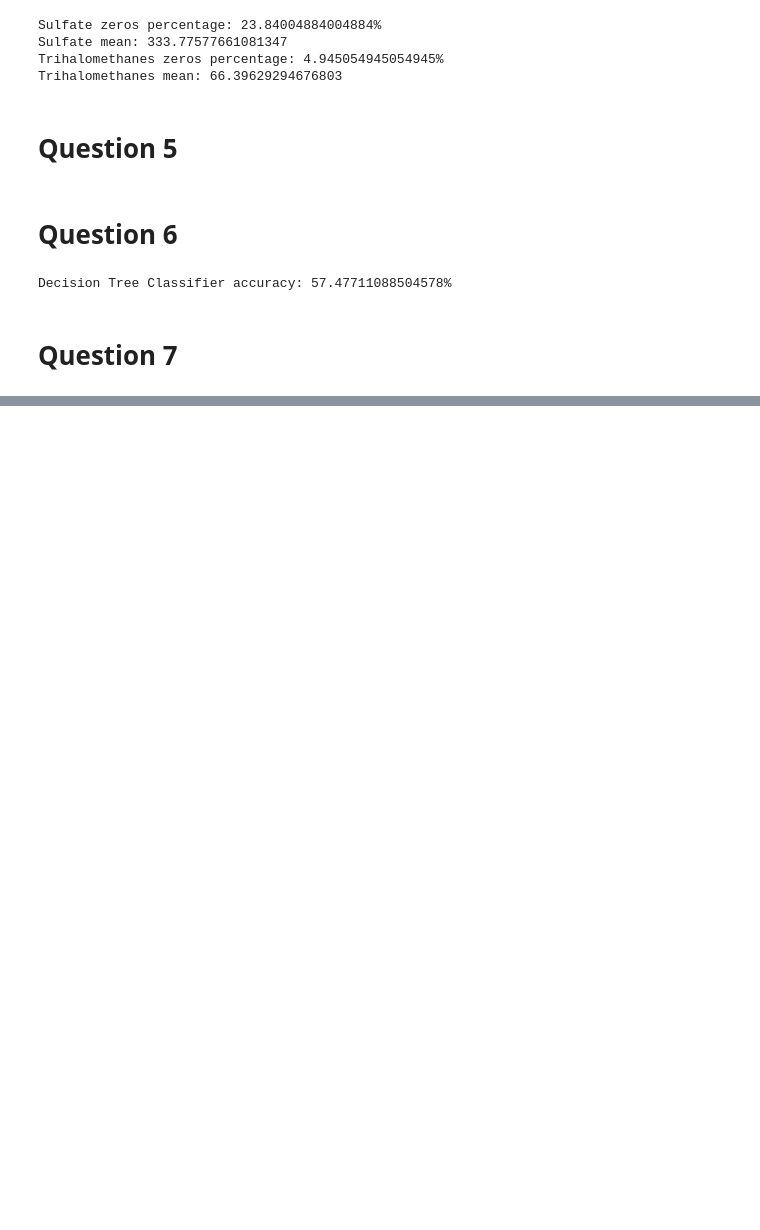
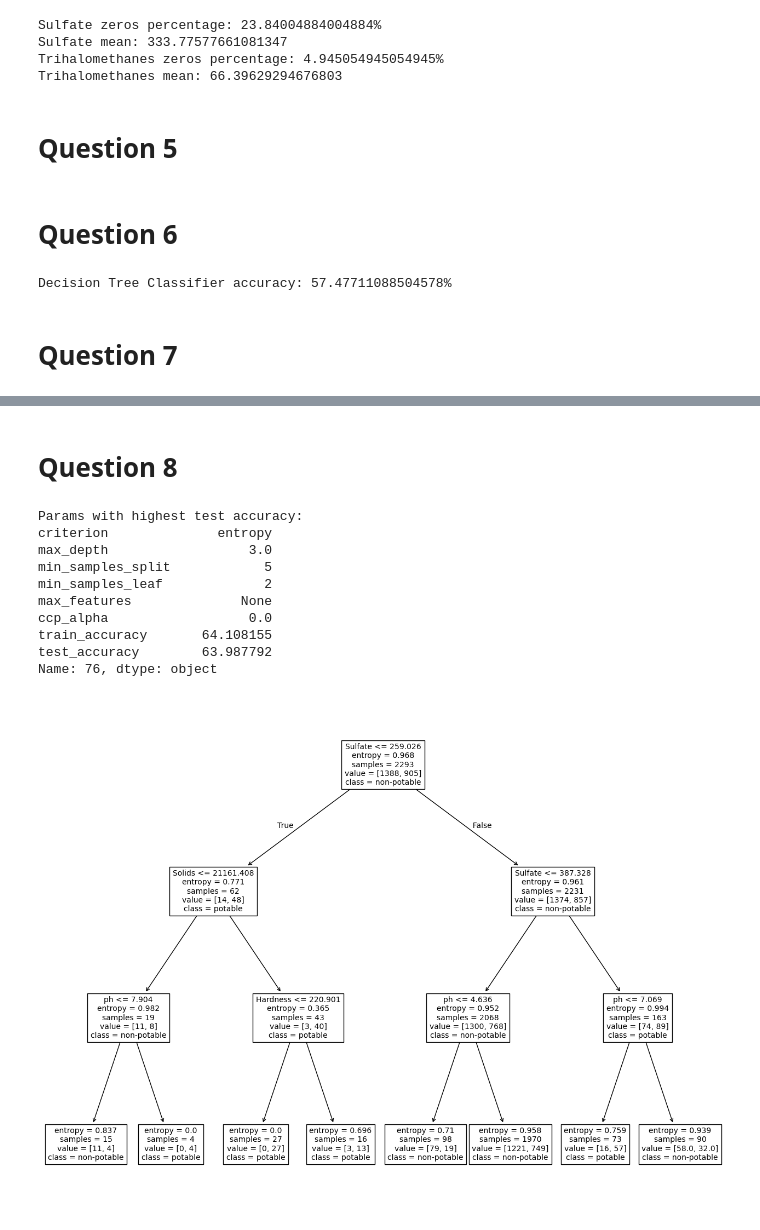
Before and after one commit to thanasisxan/AI-101-Machine-Learning, a Jupyter notebook: Exercise-2/water-potability-prediction.ipynb, the cells around one changed output, grey strips where cells are left out. Drawn from its saved outputs; the diff is of its cells as text; code cells hidden in the pictures; blank space fills up the shorter version.

```diff
--- a/Exercise-2/water-potability-prediction.ipynb
+++ b/Exercise-2/water-potability-prediction.ipynb
@@ -295,3 +294,33 @@ results7_df.head(10)
 | 32 | gini | 5.0 | 2 | 1 | None | 0.0 | 66.288705 | ... |
 | 76 | entropy | 3.0 | 5 | 2 | None | 0.0 | 64.108155 | ... |
 | 68 | entropy | 3.0 | 2 | 2 | None | 0.0 | 64.108155 | ... |
+# %% [markdown]
+# Question 8
+# %%
+results8_df = results7_df.copy()[results7_df['max_depth'].eq(3.0)].sort_values(by='test_accuracy', ascending=False)
+print("Params with highest test accuracy:")
+print(results8_df.iloc[0])
+
+model8 = DecisionTreeClassifier(random_state=seed,
+                                criterion=results8_df.iloc[0]['criterion'],
+                                max_depth=int(results8_df.iloc[0]['max_depth']),
+                                min_samples_split=int(results8_df.iloc[0]['min_samples_split']),
+                                min_samples_leaf=int(results8_df.iloc[0]['min_samples_leaf']),
+                                max_features=results8_df.iloc[0]['max_features'],
+                                ccp_alpha=results8_df.iloc[0]['ccp_alpha'])
+model8.fit(x_train, y_train)
+plt.figure(figsize=(16, 12))
+plot_tree(model8, feature_names=df.columns[:-1], class_names=['non-potable', 'potable'], fontsize=10)
+plt.show()
+# %% [output]
+Params with highest test accuracy:
+criterion              entropy
+max_depth                  3.0
+min_samples_split            5
+min_samples_leaf             2
+max_features              None
+ccp_alpha                  0.0
+train_accuracy       64.108155
+test_accuracy        63.987792
+Name: 76, dtype: object
+[figure, added]
```
Also changed, not shown: parts of 3 cells of this notebook.
